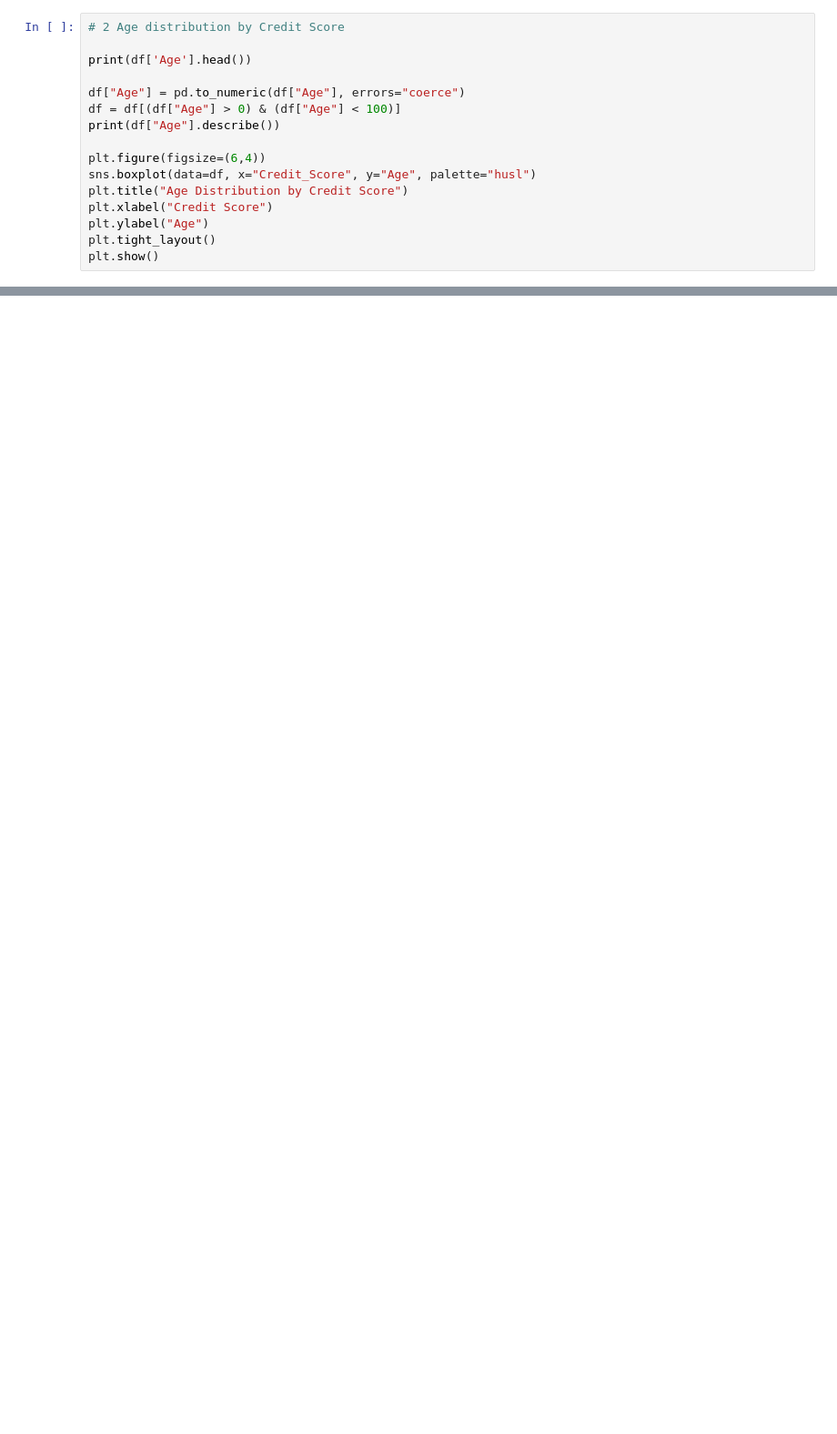
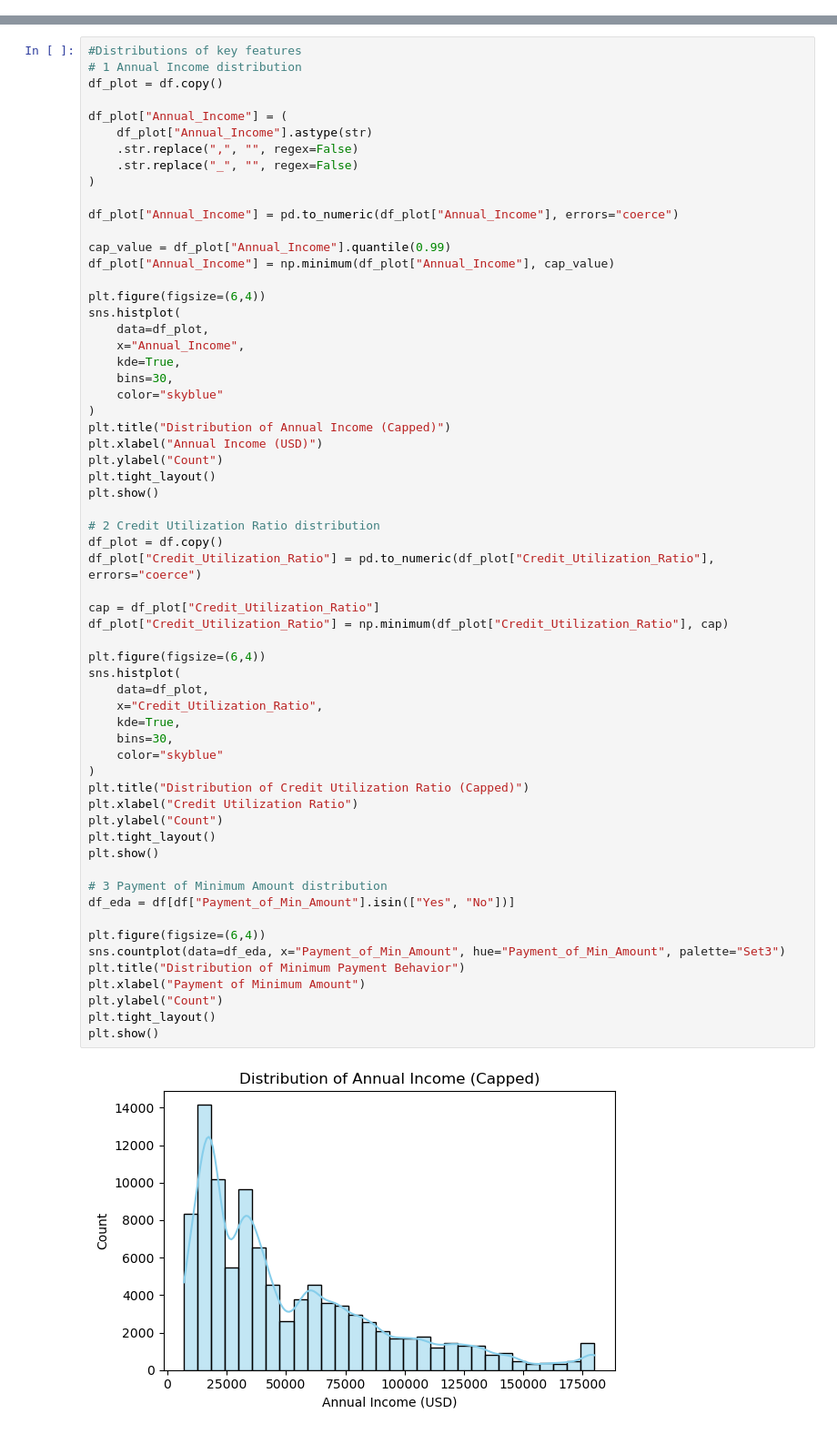
Before and after one commit to yhu249/credit-score-classification, a Jupyter notebook: src/Main.ipynb, the cells around one changed output, grey strips where cells are left out. Shown at 91% size. Cells and saved outputs as stored; diff of their text form; blank space fills up the shorter version.

```diff
--- a/src/Main.ipynb
+++ b/src/Main.ipynb
@@ -52,16 +46,0 @@ Passing `palette` without assigning `hue` is deprecated and will be removed in v
-# %%
-# 2 Age distribution by Credit Score
-
-print(df['Age'].head())
-
-df["Age"] = pd.to_numeric(df["Age"], errors="coerce")
-df = df[(df["Age"] > 0) & (df["Age"] < 100)]
-print(df["Age"].describe())
-
-plt.figure(figsize=(6,4))
-sns.boxplot(data=df, x="Credit_Score", y="Age", palette="husl")
-plt.title("Age Distribution by Credit Score")
-plt.xlabel("Credit Score")
-plt.ylabel("Age")
-plt.tight_layout()
-plt.show()
@@ -157,0 +47,63 @@ Passing `palette` without assigning `hue` is deprecated and will be removed in v
+# %%
+#Distributions of key features
+# 1 Annual Income distribution
+df_plot = df.copy()
+
+df_plot["Annual_Income"] = (
+    df_plot["Annual_Income"].astype(str)
+    .str.replace(",", "", regex=False)
+    .str.replace("_", "", regex=False)
+)
+
+df_plot["Annual_Income"] = pd.to_numeric(df_plot["Annual_Income"], errors="coerce")
+
+cap_value = df_plot["Annual_Income"].quantile(0.99)
+df_plot["Annual_Income"] = np.minimum(df_plot["Annual_Income"], cap_value)
+
+plt.figure(figsize=(6,4))
+sns.histplot(
+    data=df_plot,
+    x="Annual_Income",
+    kde=True,
+    bins=30,
+    color="skyblue"
+)
+plt.title("Distribution of Annual Income (Capped)")
+plt.xlabel("Annual Income (USD)")
+plt.ylabel("Count")
+plt.tight_layout()
+plt.show()
+
+# 2 Credit Utilization Ratio distribution
+df_plot = df.copy()
+df_plot["Credit_Utilization_Ratio"] = pd.to_numeric(df_plot["Credit_Utilization_Ratio"], errors="coerce")
+
+cap = df_plot["Credit_Utilization_Ratio"]
+df_plot["Credit_Utilization_Ratio"] = np.minimum(df_plot["Credit_Utilization_Ratio"], cap)
+
+plt.figure(figsize=(6,4))
+sns.histplot(
+    data=df_plot,
+    x="Credit_Utilization_Ratio",
+    kde=True,
+    bins=30,
+    color="skyblue"
+)
+plt.title("Distribution of Credit Utilization Ratio (Capped)")
+plt.xlabel("Credit Utilization Ratio")
+plt.ylabel("Count")
+plt.tight_layout()
+plt.show()
+
+# 3 Payment of Minimum Amount distribution
+df_eda = df[df["Payment_of_Min_Amount"].isin(["Yes", "No"])]
+
+plt.figure(figsize=(6,4))
+sns.countplot(data=df_eda, x="Payment_of_Min_Amount", hue="Payment_of_Min_Amount", palette="Set3")
+plt.title("Distribution of Minimum Payment Behavior")
+plt.xlabel("Payment of Minimum Amount")
+plt.ylabel("Count")
+plt.tight_layout()
+plt.show()
+# %% [output]
+[figure, added]
```
Also changed, not shown: parts of 16 cells of this notebook, 8 other files.
